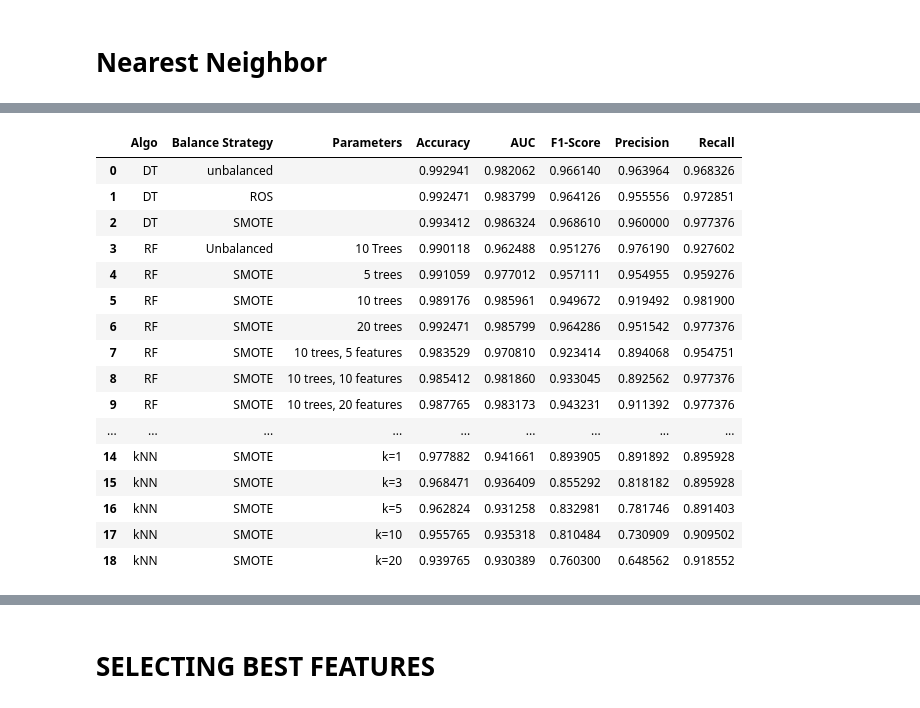
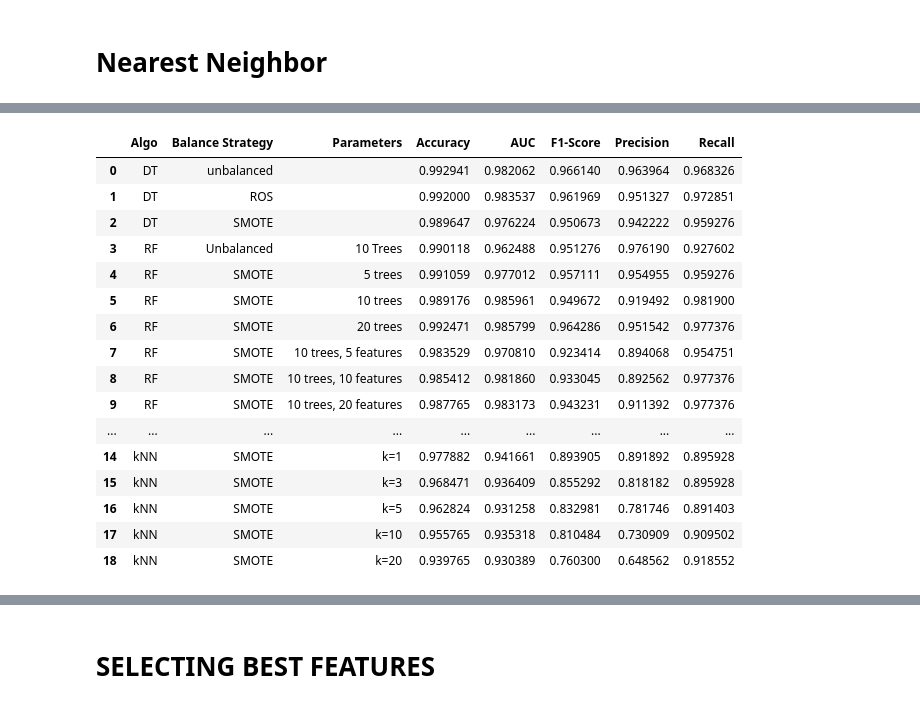
Before and after one commit to michaelrios2015/dm-hw3, a Jupyter notebook: HW-3.ipynb, the cells around one changed output, grey strips where cells are left out. Drawn from its saved outputs; the diff is of its cells as text; code cells hidden in the pictures.

```diff
--- a/HW-3.ipynb
+++ b/HW-3.ipynb
@@ -264,8 +268,7 @@ predictions = clf_smote.predict(X_test)
 
 
 accuracy = metrics.accuracy_score(Y_test, predictions)
-fpr, tpr, thresholds = metrics.roc_curve(Y_test, predictions)
-auc = metrics.auc(fpr, tpr)
+auc = metrics.roc_auc_score(Y_test, predictions)
 f1 = metrics.f1_score(Y_test, predictions, pos_label = 0)
 precision = metrics.precision_score(Y_test, predictions, pos_label = 0)
 recall = metrics.recall_score(Y_test, predictions, pos_label = 0)
@@ -300,10 +303,8 @@ clf.score(X_train, Y_train)
 # METRICS!!
 predictions = clf.predict(X_test)
 
-
 accuracy = metrics.accuracy_score(Y_test, predictions)
-fpr, tpr, thresholds = metrics.roc_curve(Y_test, predictions)
-auc = metrics.auc(fpr, tpr)
+auc = metrics.roc_auc_score(Y_test, predictions)
 f1 = metrics.f1_score(Y_test, predictions, pos_label = 0)
 precision = metrics.precision_score(Y_test, predictions, pos_label = 0)
 recall = metrics.recall_score(Y_test, predictions, pos_label = 0)
@@ -407,8 +407,7 @@ predictions = neigh.predict(X_test)
 
 
 accuracy = metrics.accuracy_score(Y_test, predictions)
-fpr, tpr, thresholds = metrics.roc_curve(Y_test, predictions)
-auc = metrics.auc(fpr, tpr)
+auc = metrics.roc_auc_score(Y_test, predictions)
 f1 = metrics.f1_score(Y_test, predictions, pos_label = 0)
 precision = metrics.precision_score(Y_test, predictions, pos_label = 0)
 recall = metrics.recall_score(Y_test, predictions, pos_label = 0)
@@ -432,7 +431,7 @@ df
 | 11 | RF | SMOTE | 10 trees, 100 features | 0.989647 | 0.984223 | 0.951542 | 0.927039 | 0.977376 |
 | 12 | kNN | Unbalanced |  | 0.968941 | 0.900675 | 0.845070 | 0.878049 | 0.814480 |
 # %%
-# ROS DATA
+# ROS DATA This wasn't asked for but I throw it in :)
 from sklearn.neighbors import KNeighborsClassifier
 
 neigh = KNeighborsClassifier()
@@ -442,8 +441,7 @@ predictions = neigh.predict(X_test)
 
 
 accuracy = metrics.accuracy_score(Y_test, predictions)
-fpr, tpr, thresholds = metrics.roc_curve(Y_test, predictions)
-auc = metrics.auc(fpr, tpr)
+auc = metrics.roc_auc_score(Y_test, predictions)
 f1 = metrics.f1_score(Y_test, predictions, pos_label = 0)
 precision = metrics.precision_score(Y_test, predictions, pos_label = 0)
 recall = metrics.recall_score(Y_test, predictions, pos_label = 0)
@@ -470,35 +468,34 @@ df
 # %%
 # SMOTE with a function
 
 def knn(k):
 
     neigh = KNeighborsClassifier(n_neighbors = k)
     neigh.fit(X_train_smote, Y_train_smote)
 
     predictions = neigh.predict(X_test)
 
 
     accuracy = metrics.accuracy_score(Y_test, predictions)
-    fpr, tpr, thresholds = metrics.roc_curve(Y_test, predictions)
-    auc = metrics.auc(fpr, tpr)
+    auc = metrics.roc_auc_score(Y_test, predictions)
     f1 = metrics.f1_score(Y_test, predictions, pos_label = 0)
     precision = metrics.precision_score(Y_test, predictions, pos_label = 0)
     recall = metrics.recall_score(Y_test, predictions, pos_label = 0)
 
     df.loc[len(df.index)] = ["kNN", "SMOTE", "k="+str(k), accuracy, auc, f1, precision, recall]
 
 knn(1)
 knn(3)
 knn(5)
 knn(10)
 knn(20)
 
 df
 # %% [output]
 |  | Algo | Balance Strategy | Parameters | Accuracy | AUC | F1-Score | Precision | Recall |
 | 0 | DT | unbalanced |  | 0.992941 | 0.982062 | 0.966140 | 0.963964 | 0.968326 |
-| 1 | DT | ROS |  | 0.992471 | 0.983799 | 0.964126 | 0.955556 | 0.972851 |
-| 2 | DT | SMOTE |  | 0.993412 | 0.986324 | 0.968610 | 0.960000 | 0.977376 |
+| 1 | DT | ROS |  | 0.992000 | 0.983537 | 0.961969 | 0.951327 | 0.972851 |
+| 2 | DT | SMOTE |  | 0.989647 | 0.976224 | 0.950673 | 0.942222 | 0.959276 |
 | 3 | RF | Unbalanced | 10 Trees | 0.990118 | 0.962488 | 0.951276 | 0.976190 | 0.927602 |
 | 4 | RF | SMOTE | 5 trees | 0.991059 | 0.977012 | 0.957111 | 0.954955 | 0.959276 |
 | 5 | RF | SMOTE | 10 trees | 0.989176 | 0.985961 | 0.949672 | 0.919492 | 0.981900 |
```
Also changed, not shown: parts of 16 cells of this notebook.
